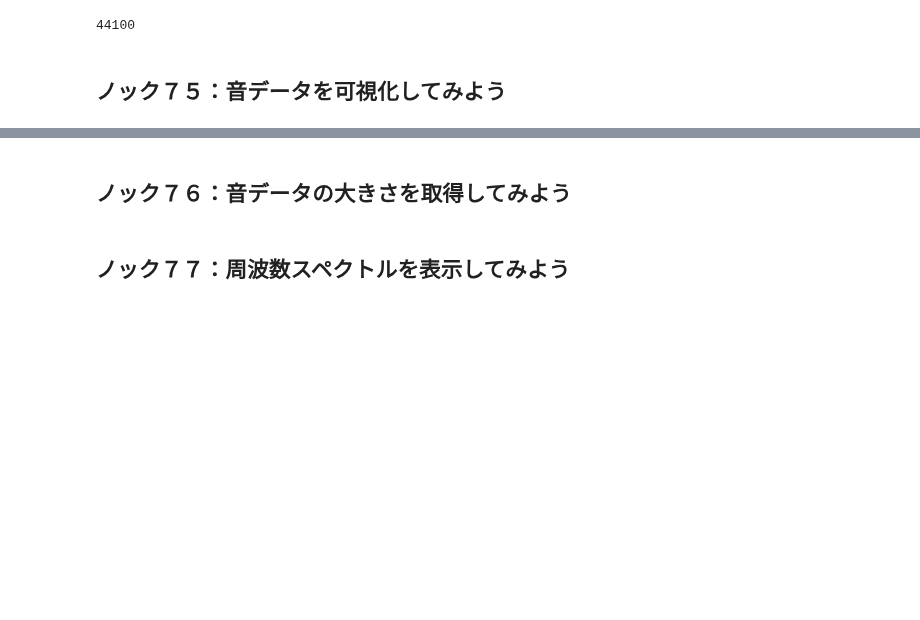
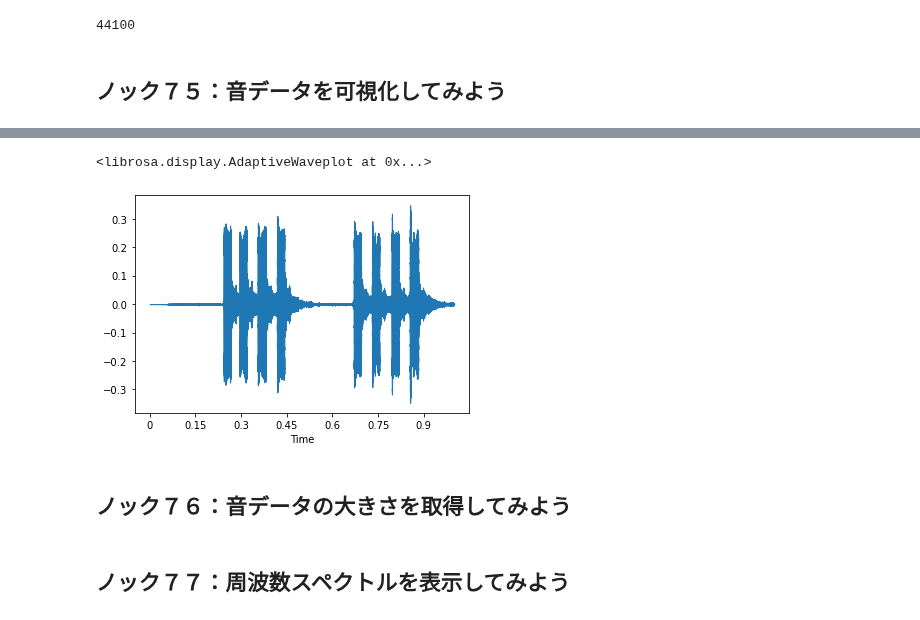
Before and after one commit to winuim/python-process-visualization-100, a Jupyter notebook: chapter-6/src/chapter-6.ipynb, the cells around one changed output, grey strips where cells are left out. Cells and saved outputs as stored; diff of their text form; code cells hidden in the pictures; blank space fills up the shorter version.

```diff
--- a/chapter-6/src/chapter-6.ipynb
+++ b/chapter-6/src/chapter-6.ipynb
@@ -100,3 +116,8 @@ librosa.get_samplerate("../data/音声.mp3")
+# %%
+libdisp.waveshow(audio2, sr=sr2)
+# %% [output]
+<librosa.display.AdaptiveWaveplot at 0x...>
+[figure, added]
 # %% [markdown]
 ## ノック７６：音データの大きさを取得してみよう
 # %% [markdown]
```
Also changed, not shown: parts of 3 cells of this notebook.
